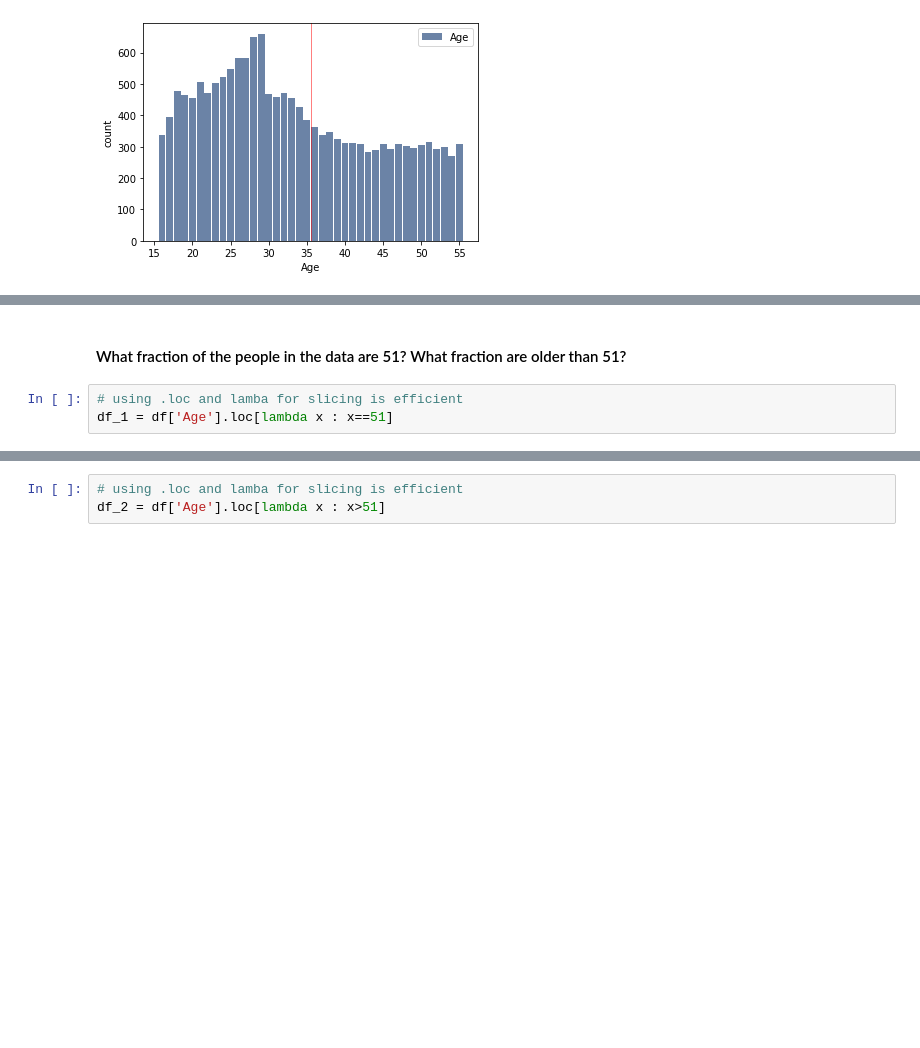
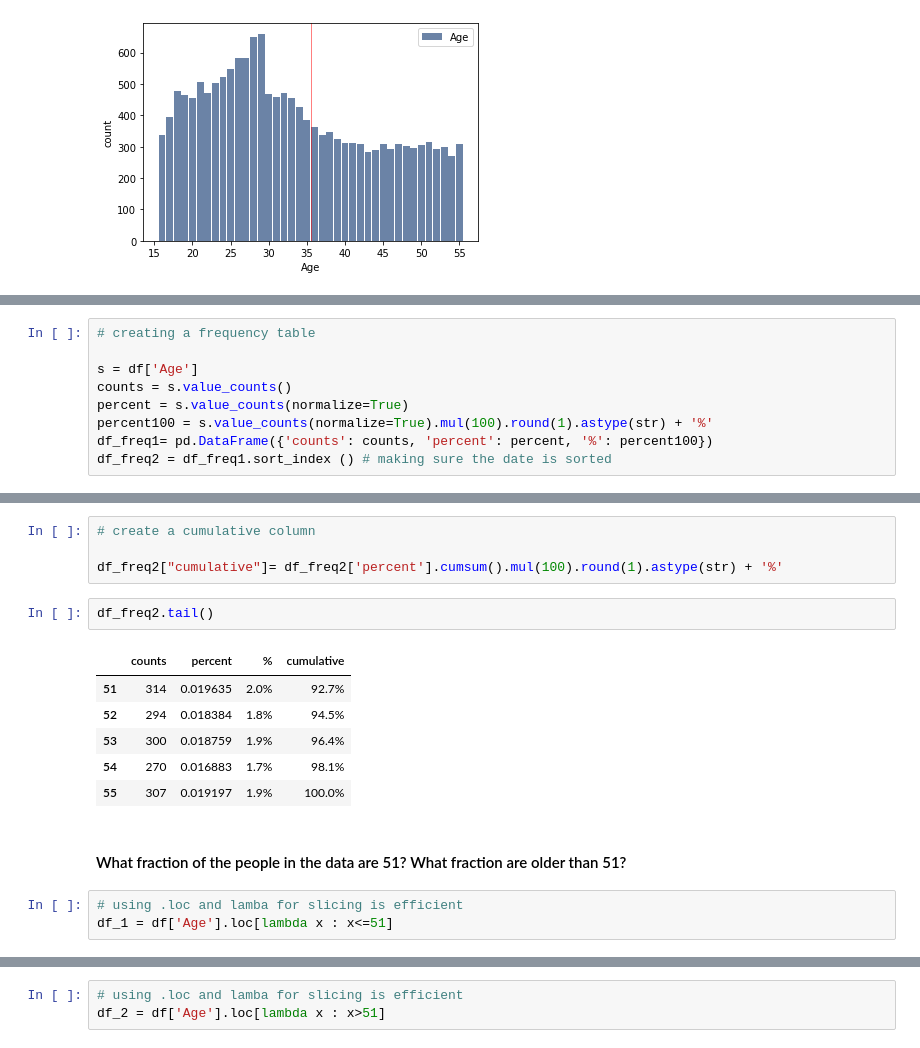
Before and after one commit to fadesere/BSIP_Assignment_1_Students, a Jupyter notebook: stats_asn_1_stud_temp.ipynb, the cells around one changed output, grey strips where cells are left out. Cells and saved outputs as stored; diff of their text form; blank space fills up the shorter version.

```diff
--- a/stats_asn_1_stud_temp.ipynb
+++ b/stats_asn_1_stud_temp.ipynb
@@ -96,0 +136,9 @@ thinkplot.axvline(np.mean(agehist), color="red")
+# %%
+# creating a frequency table
+
+s = df['Age']
+counts = s.value_counts()
+percent = s.value_counts(normalize=True)
+percent100 = s.value_counts(normalize=True).mul(100).round(1).astype(str) + '%'
+df_freq1= pd.DataFrame({'counts': counts, 'percent': percent, '%': percent100})
+df_freq2 = df_freq1.sort_index () # making sure the date is sorted
@@ -97,8 +154,21 @@ thinkplot.axvline(np.mean(agehist), color="red")
+# %%
+# create a cumulative column
+
+df_freq2["cumulative"]= df_freq2['percent'].cumsum().mul(100).round(1).astype(str) + '%'
+# %%
+df_freq2.tail()
+# %% [output]
+|  | counts | percent | % | cumulative |
+| 51 | 314 | 0.019635 | 2.0% | 92.7% |
+| 52 | 294 | 0.018384 | 1.8% | 94.5% |
+| 53 | 300 | 0.018759 | 1.9% | 96.4% |
+| 54 | 270 | 0.016883 | 1.7% | 98.1% |
+| 55 | 307 | 0.019197 | 1.9% | 100.0% |
 # %% [markdown]
 #### What fraction of the people in the data are 51? What fraction are older than 51?
 # %%
 # using .loc and lamba for slicing is efficient
-df_1 = df['Age'].loc[lambda x : x==51]
+df_1 = df['Age'].loc[lambda x : x<=51]
 # %%
 df_1.head()
 # %% [output]
```
Also changed, not shown: parts of 8 cells of this notebook.
